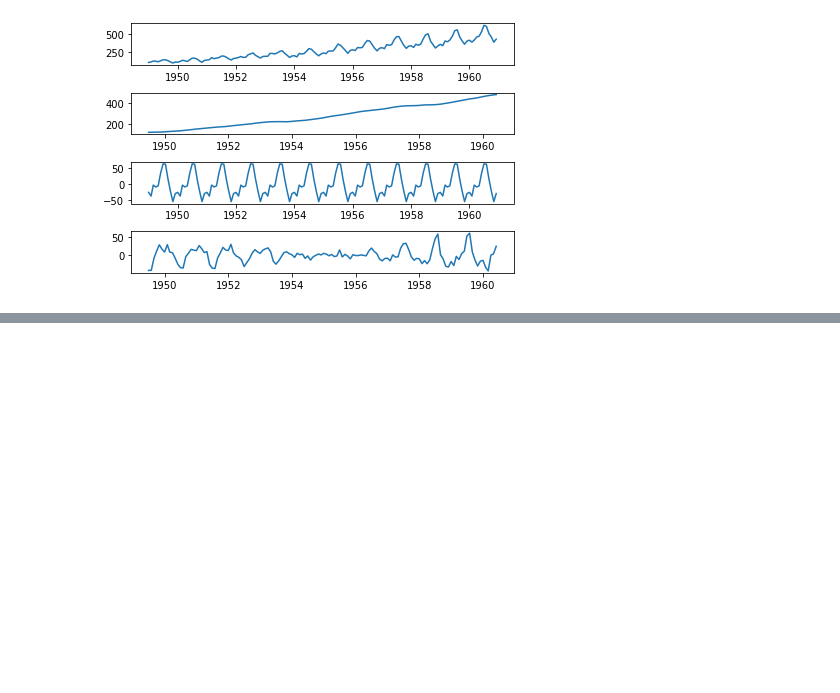
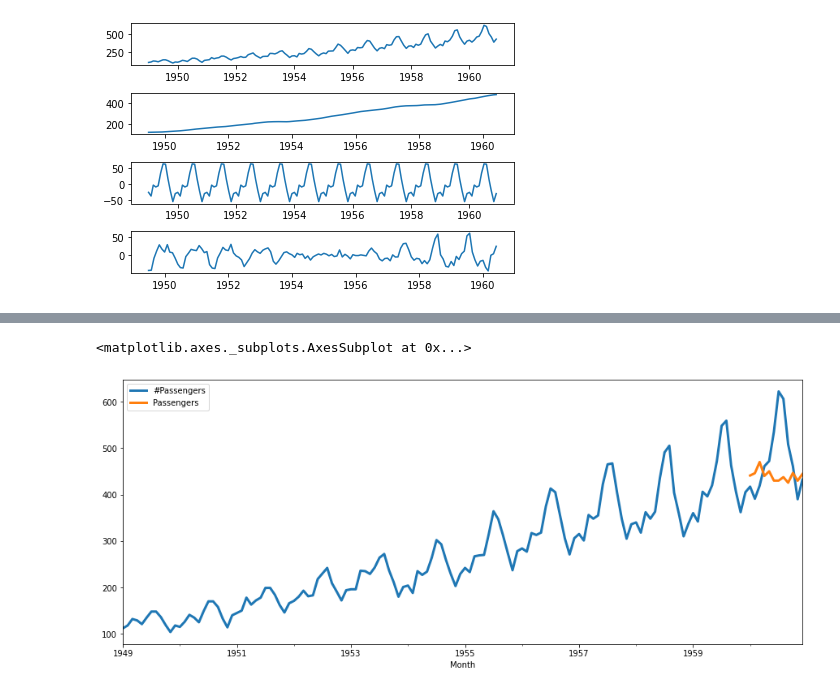
Before and after one commit to WandersonGustavo/Imersao_Alura, a Jupyter notebook: Copy_of_DataScience2.ipynb, the cells around one changed output, grey strips where cells are left out. Drawn from its saved outputs; the diff is of its cells as text; code cells hidden in the pictures; blank space fills up the shorter version.

```diff
--- a/Copy_of_DataScience2.ipynb
+++ b/Copy_of_DataScience2.ipynb
@@ -1231,0 +1380,5 @@ plt.tight_layout()
+# %%
+pd.concat([data,future_forecast],axis=1).plot(linewidth=3)#compracao do modelo laranja treinado(previsao) no auto_arima com o dado real de 1960(azul)
+# %% [output]
+<matplotlib.axes._subplots.AxesSubplot at 0x...>
+[figure, added]
```
Also changed, not shown: parts of 14 cells of this notebook.
